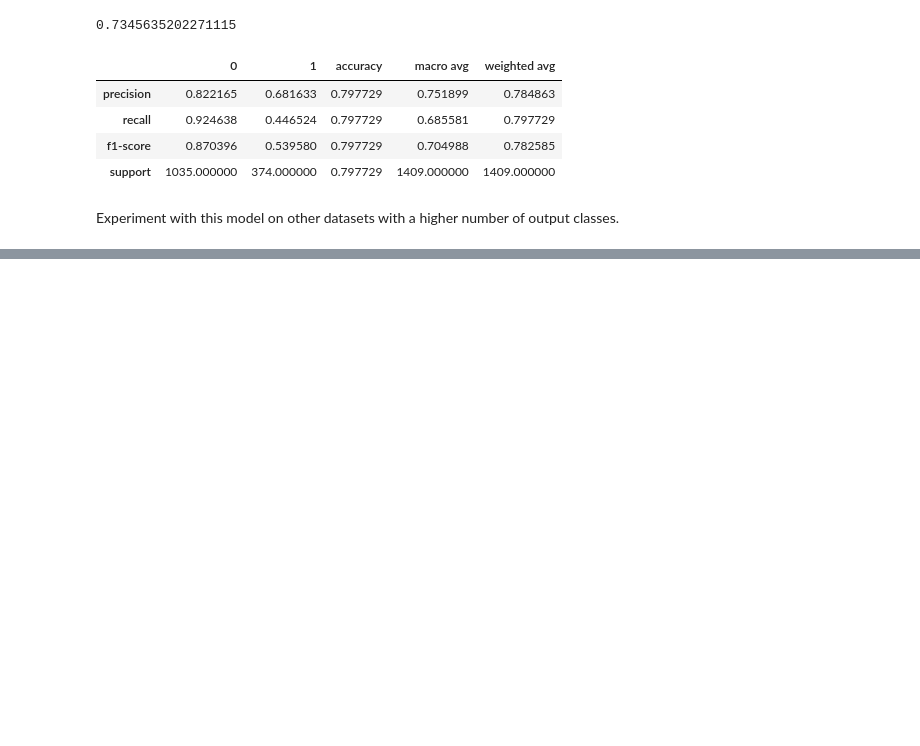
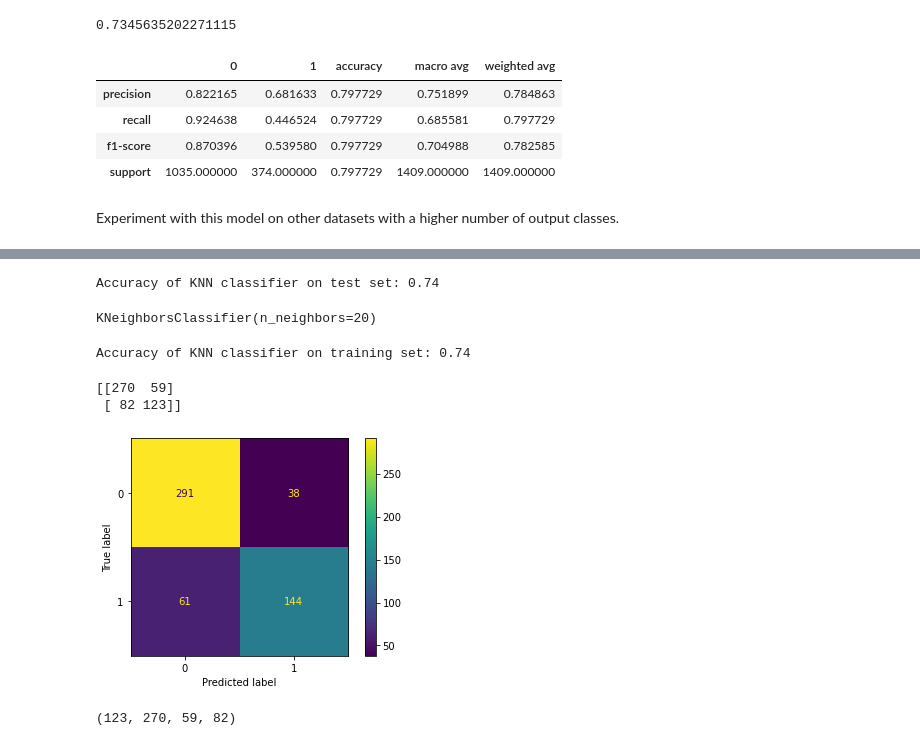
Before and after one commit to dashbringhurst/classification-exercises, a Jupyter notebook: model.ipynb, the cells around one changed output, grey strips where cells are left out. Saved outputs shown, nothing was run; the diff lists cells and outputs as text; code cells hidden in the pictures; blank space fills up the shorter version.

```diff
--- a/model.ipynb
+++ b/model.ipynb
@@ -608,0 +830,38 @@ weighted avg       0.83      0.83      0.83       178
+# %%
+y_pred = knn1.predict(X_validate)
+print('Accuracy of KNN classifier on test set: {:.2f}'
+     .format(knn2.score(X_validate, y_validate)))
+# %% [output]
+Accuracy of KNN classifier on test set: 0.74
+# %%
+knn2 = KNeighborsClassifier(n_neighbors=20, weights='uniform')
+# %%
+knn2.fit(X_train, y_train)
+# %% [output]
+KNeighborsClassifier(n_neighbors=20)
+# %%
+y_pred = knn2.predict(X_train)
+y_pred_proba = knn2.predict_proba(X_train)
+print('Accuracy of KNN classifier on training set: {:.2f}'
+     .format(knn2.score(X_train, y_train)))
+# %% [output]
+Accuracy of KNN classifier on training set: 0.74
+# %%
+print(confusion_matrix(y_train, y_pred))
+# %% [output]
+[[270  59]
+ [ 82 123]]
+# %%
+disp = ConfusionMatrixDisplay(confusion_matrix=cm, display_labels=knn2.classes_)
+
+disp.plot()
+plt.show()
+# %% [output]
+[figure, added]
+# %%
+TN, FP, FN, TP = confusion_matrix(y_train,y_pred).ravel()
+ALL = TP + TN + FP + FN
+
+TP, TN, FP, FN
+# %% [output]
+(123, 270, 59, 82)
```
Also changed, not shown: parts of 116 cells of this notebook.
